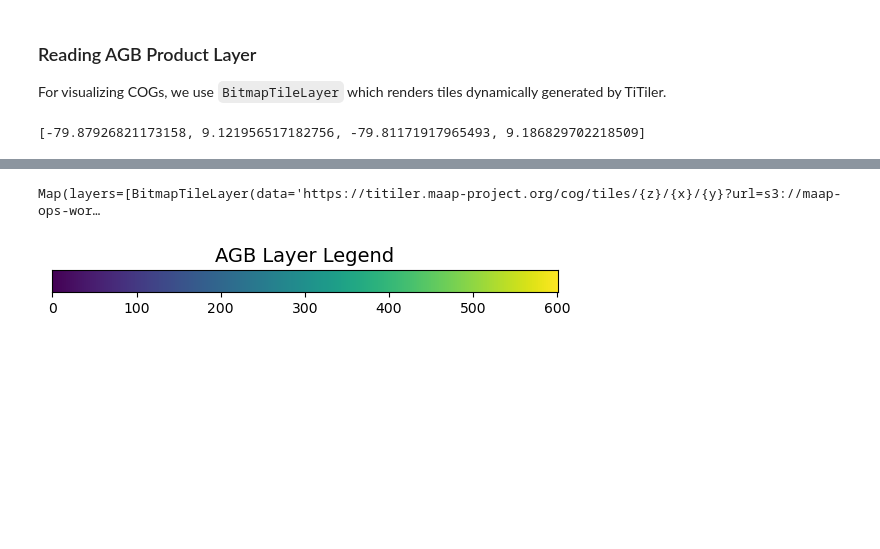
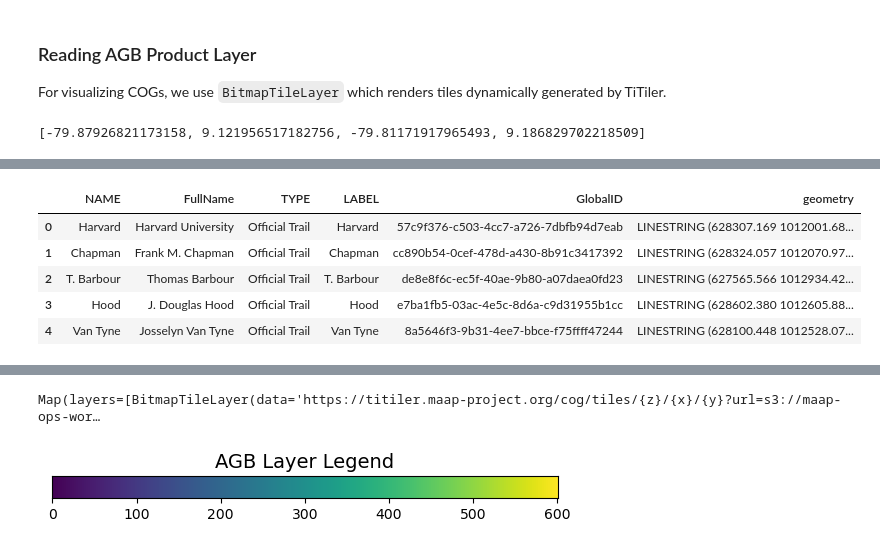
Before and after one commit to MAAP-Project/geotrees-demo, a Jupyter notebook: lonboard-viz.ipynb, the cells around one changed output, grey strips where cells are left out. Cells and saved outputs as stored; diff of their text form; code cells hidden in the pictures; blank space fills up the shorter version.

Commit message:
Add STRI BCI Trails Layer

```diff
--- a/lonboard-viz.ipynb
+++ b/lonboard-viz.ipynb
@@ -132,0 +137,11 @@ Here, we visualize the AGB layer and point cloud layer in a single `Map` widget.
+# %%
+url = "./BCI_Trails_2022_-8446373283477327423.zip"
+gdf_trail = gpd.read_file(url, engine="pyogrio")
+gdf_trail.head()
+# %% [output]
+|  | NAME | FullName | TYPE | LABEL | GlobalID | geometry |
+| 0 | Harvard | Harvard University | Official Trail | Harvard | 57c9f376-c503-4cc7-a726-7dbfb94d7eab | LINESTRING (628307.169 1012001.68... |
+| 1 | Chapman | Frank M. Chapman | Official Trail | Chapman | cc890b54-0cef-478d-a430-8b91c3417392 | LINESTRING (628324.057 1012070.97... |
+| 2 | T. Barbour | Thomas Barbour | Official Trail | T. Barbour | de8e8f6c-ec5f-40ae-9b80-a07daea0fd23 | LINESTRING (627565.566 1012934.42... |
+| 3 | Hood | J. Douglas Hood | Official Trail | Hood | e7ba1fb5-03ac-4e5c-8d6a-c9d31955b1cc | LINESTRING (628602.380 1012605.88... |
+| 4 | Van Tyne | Josselyn Van Tyne | Official Trail | Van Tyne | 8a5646f3-9b31-4ee7-bbce-f75ffff47244 | LINESTRING (628100.448 1012528.07... |
```
Also changed, not shown: parts of 13 cells of this notebook, 1 other file.
